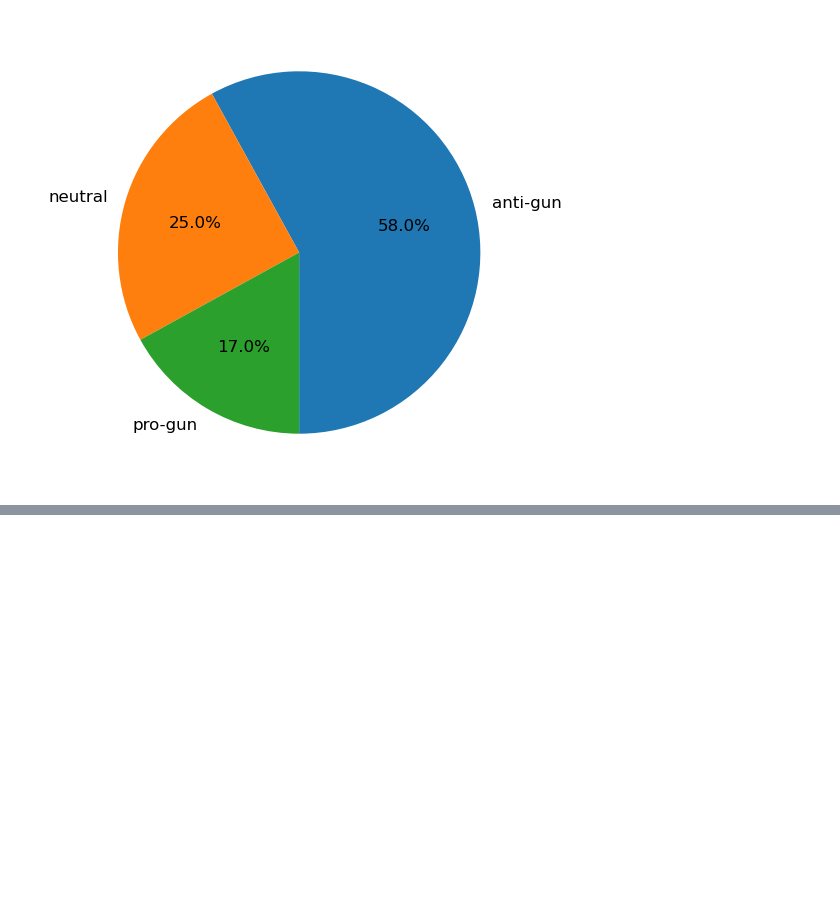
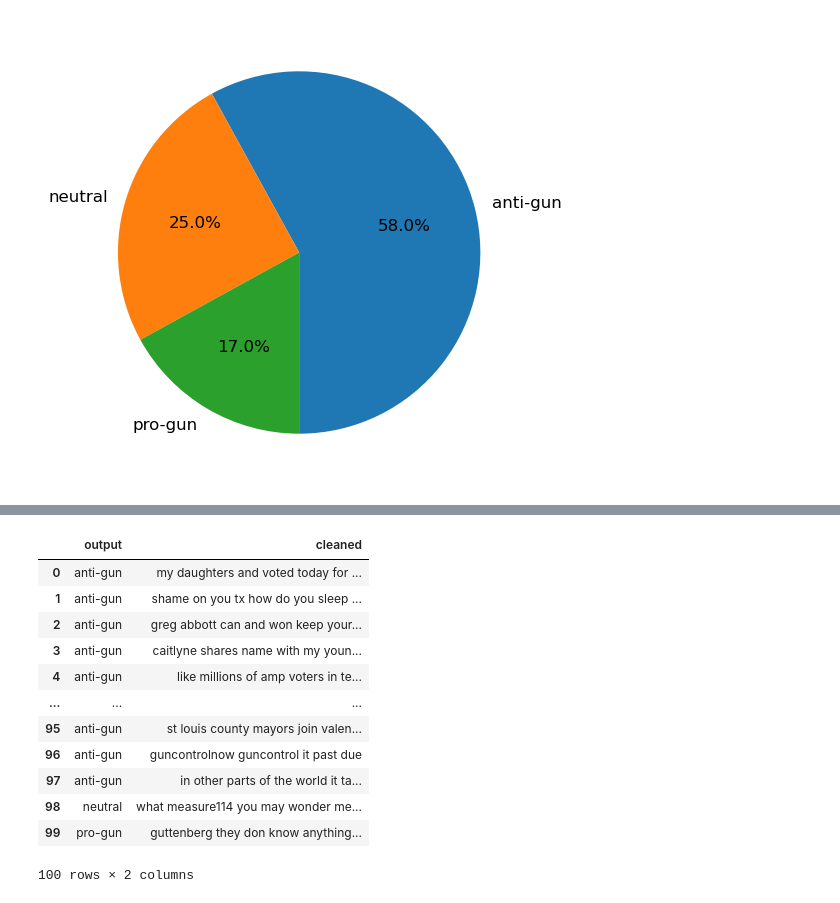
Before and after one commit to mrmarken/sentiment_analysis_fproject, a Jupyter notebook: contributors/keerti/ML_Model.ipynb, the cells around one changed output, grey strips where cells are left out. Saved outputs shown, nothing was run; the diff lists cells and outputs as text; code cells hidden in the pictures; blank space fills up the shorter version.

```diff
--- a/contributors/keerti/ML_Model.ipynb
+++ b/contributors/keerti/ML_Model.ipynb
@@ -97,0 +141,18 @@ sentiment_counts.plot.pie(ax=ax, autopct='%1.1f%%', startangle=270, fontsize=12,
+# %%
+# Drop column text
+twitter_df = twitter_df.drop(twitter_df.columns[[0, 1]], axis=1)
+twitter_df
+# %% [output]
+|  | output | cleaned |
+| 0 | anti-gun | my daughters and voted today for ... |
+| 1 | anti-gun | shame on you tx how do you sleep ... |
+| 2 | anti-gun | greg abbott can and won keep your... |
+| 3 | anti-gun | caitlyne shares name with my youn... |
+| 4 | anti-gun | like millions of amp voters in te... |
+| ... | ... | ... |
+| 95 | anti-gun | st louis county mayors join valen... |
+| 96 | anti-gun | guncontrolnow guncontrol it past due |
+| 97 | anti-gun | in other parts of the world it ta... |
+| 98 | neutral | what measure114 you may wonder me... |
+| 99 | pro-gun | guttenberg they don know anything... |
+100 rows × 2 columns
```
Also changed, not shown: parts of 6 cells of this notebook.
